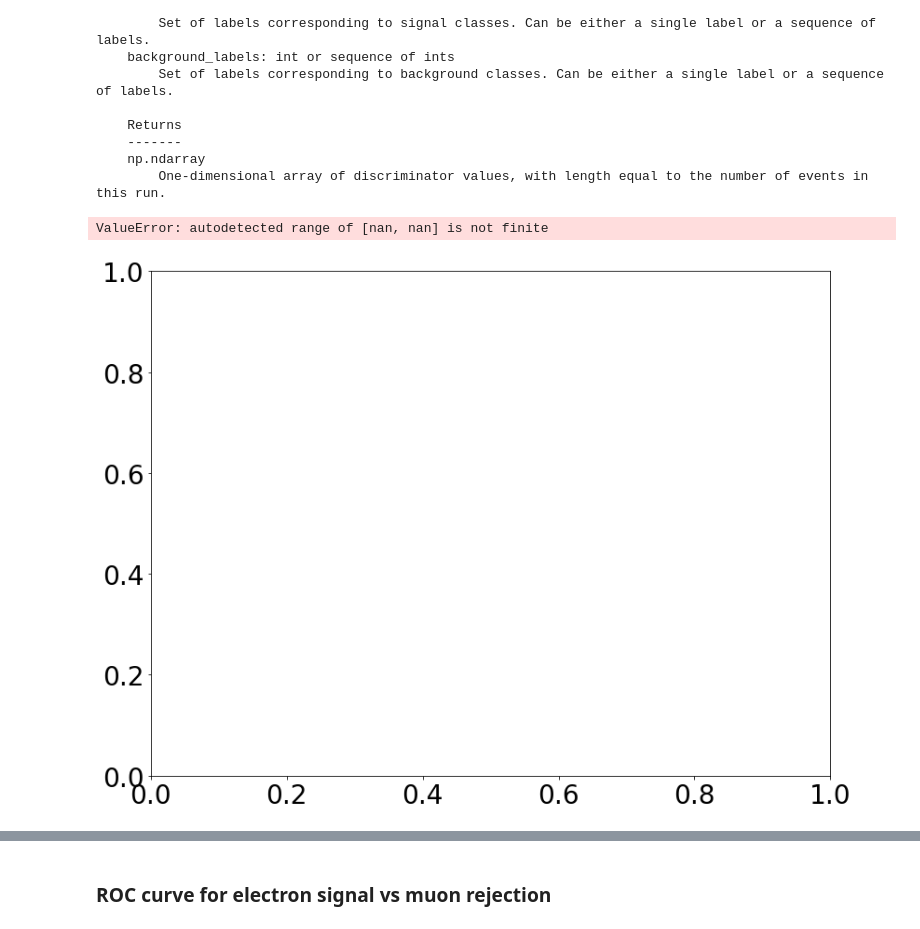
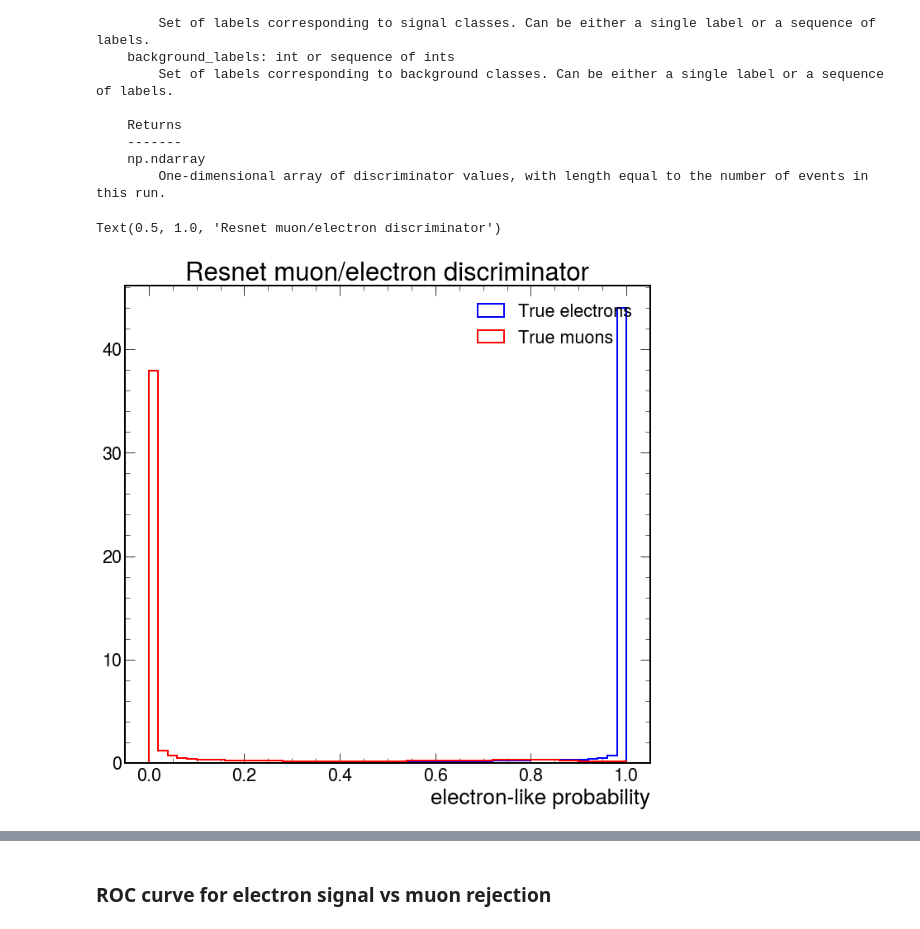
Before and after one commit to AntoineMsy/WatChMaL, a Jupyter notebook: notebooks/IWCD PID example analysis of single run test.ipynb, the cells around one changed output, grey strips where cells are left out. Saved outputs shown, nothing was run; the diff lists cells and outputs as text; code cells hidden in the pictures.

```diff
--- a/notebooks/IWCD PID example analysis of single run test.ipynb
+++ b/notebooks/IWCD PID example analysis of single run test.ipynb
@@ -165,5 +190,7 @@ class WatChMaLClassification(ClassificationRun, analysis.read.WatChMaLOutput)
 # %%
-resnet_run = WatChMaLClassification("/home/Antoine.m/WatChMaL/outputs/2023-05-11/01-39-35", "ResNet",
+vmdls_run = WatChMaLClassification("/home/Antoine.m/WatChMaL/outputs/2023-05-12/11-48-46", "VMDLS",
                                     h5_labels, test_idxs, cuts, color="blue", linestyle='-')
+resnet_run = WatChMaLClassification("/home/pdeperio/machine_learning/data/IWCD_mPMT_Short/WatChMaL/outputs/2022-06-13/09-25-53", "Resnet",
+                                    h5_labels, test_idxs, cuts, color="red", linestyle='-')
 # %% [markdown]
 ### Plot training progression
@@ -223,16 +228,19 @@ discriminator(self, signal_labels, background_labels)
     np.ndarray
         One-dimensional array of discriminator values, with length equal to the number of events in this run.
 # %%
-e_labels = [0, 1]
+e_labels = [0,1]
 mu_labels = [2]
-e_probabilities = resnet_run.discriminator(e_labels, mu_labels)
-mu_probabilities = resnet_run.discriminator(e_labels, mu_labels)
+e_probabilities_resnet = resnet_run.discriminator(e_labels, mu_labels)
+mu_probabilities_resnet = resnet_run.discriminator(e_labels, mu_labels)
+e_probabilities_vmdls = vmdls_run.discriminator(e_labels, mu_labels)
+mu_probabilities_vmdls = vmdls_run.discriminator(e_labels, mu_labels)
 # %%
 fig, ax = plt.subplots()
-ax.hist(e_probabilities[h5_electrons], density=True, histtype='step', lw=2, color='blue', bins=50, label='True electrons')
-ax.hist(e_probabilities[h5_muons], density=True, histtype='step', lw=2, color='red', bins=50, label='True muons')
+ax.hist(e_probabilities_resnet[h5_electrons], density=True, histtype='step', lw=2, color='blue', bins=50, label='True electrons')
+ax.hist(e_probabilities_resnet[h5_muons], density=True, histtype='step', lw=2, color='red', bins=50, label='True muons')
 ax.set_xlabel("electron-like probability")
 ax.legend(loc='best')
+plt.title("Resnet muon/electron discriminator")
 # %% [output]
-ValueError: autodetected range of [nan, nan] is not finite
+Text(0.5, 1.0, 'Resnet muon/electron discriminator')
-[figure, old version]
+[figure, new version]
```
Also changed, not shown: parts of 12 cells of this notebook, 14 other files.
